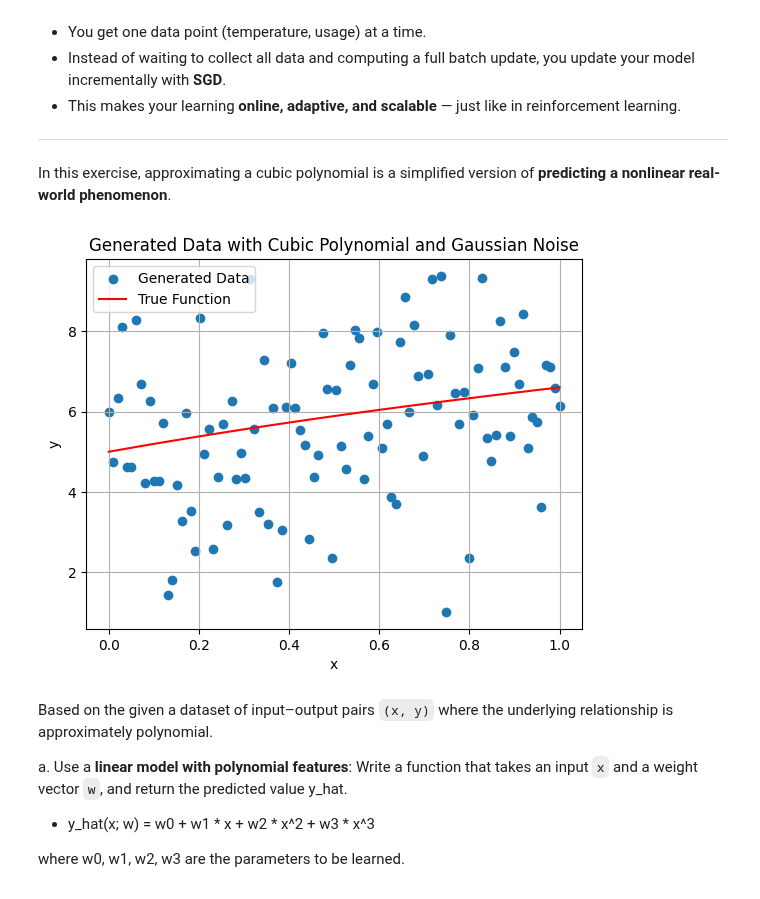
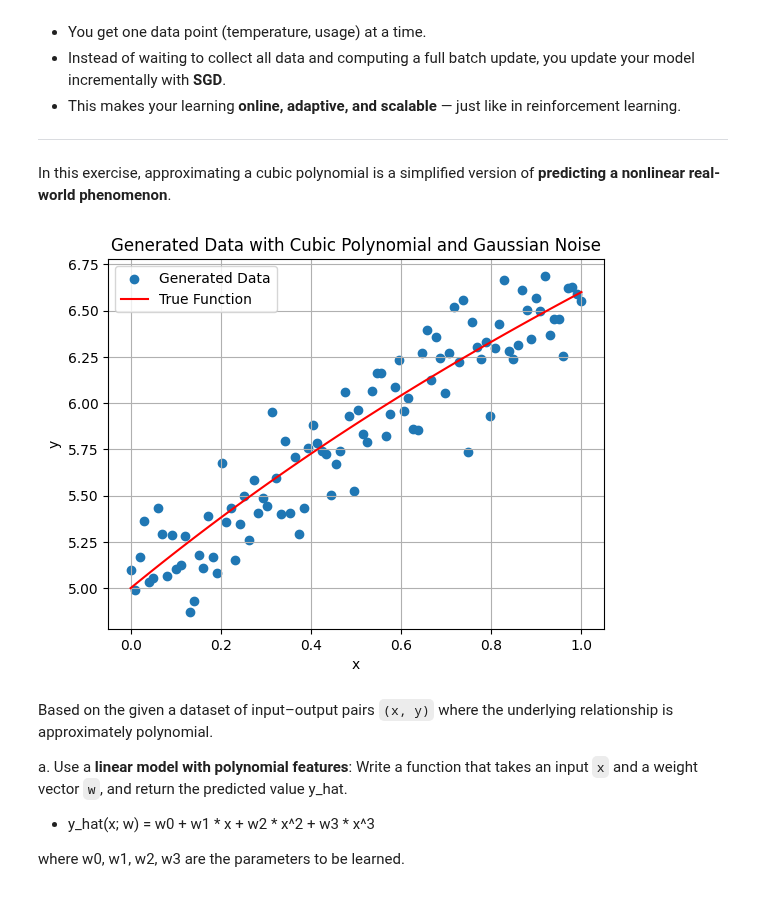
Before and after one commit to ddcreating/RL_code, a Jupyter notebook: lab5_approximation.ipynb, the cells around one changed output. Saved outputs shown, nothing was run; the diff lists cells and outputs as text; code cells hidden in the pictures.

```diff
--- a/lab5_approximation.ipynb
+++ b/lab5_approximation.ipynb
@@ -23,30 +23,30 @@ In this exercise, approximating a cubic polynomial is a simplified version of **
 # %%
 import numpy as np
 import matplotlib.pyplot as plt
 
 # Generate synthetic data based on a cubic polynomial with Gaussian noise
 np.random.seed(42)  # for reproducibility
 n_samples = 100
 x = np.linspace(0, 1, n_samples)  #from -5,5 to 0,1
 # Define the true cubic polynomial function
 def true_function(x):
   return 0.1 * x**3 - 0.5 * x**2 + 2 * x + 5
 
 y_true = true_function(x)
-noise = np.random.normal(0, 2, n_samples)  # Gaussian noise with mean 0 and std dev 2
+noise = np.random.normal(0, 0.2, n_samples)  # Gaussian noise with mean 0 and std dev 2
 y = y_true + noise
 
 # Optional: Plot the generated data
 plt.scatter(x, y, label='Generated Data')
 plt.plot(x, y_true, color='red', label='True Function')
 plt.xlabel('x')
 plt.ylabel('y')
 plt.title('Generated Data with Cubic Polynomial and Gaussian Noise')
 plt.legend()
 plt.grid(True)
 plt.show()
 # %% [output]
-[figure, old version]
+[figure, new version]
 # %% [markdown]
 Based on the given a dataset of input–output pairs `(x, y)` where the underlying relationship is approximately polynomial.
 
```
Also changed, not shown: parts of 2 cells of this notebook.
